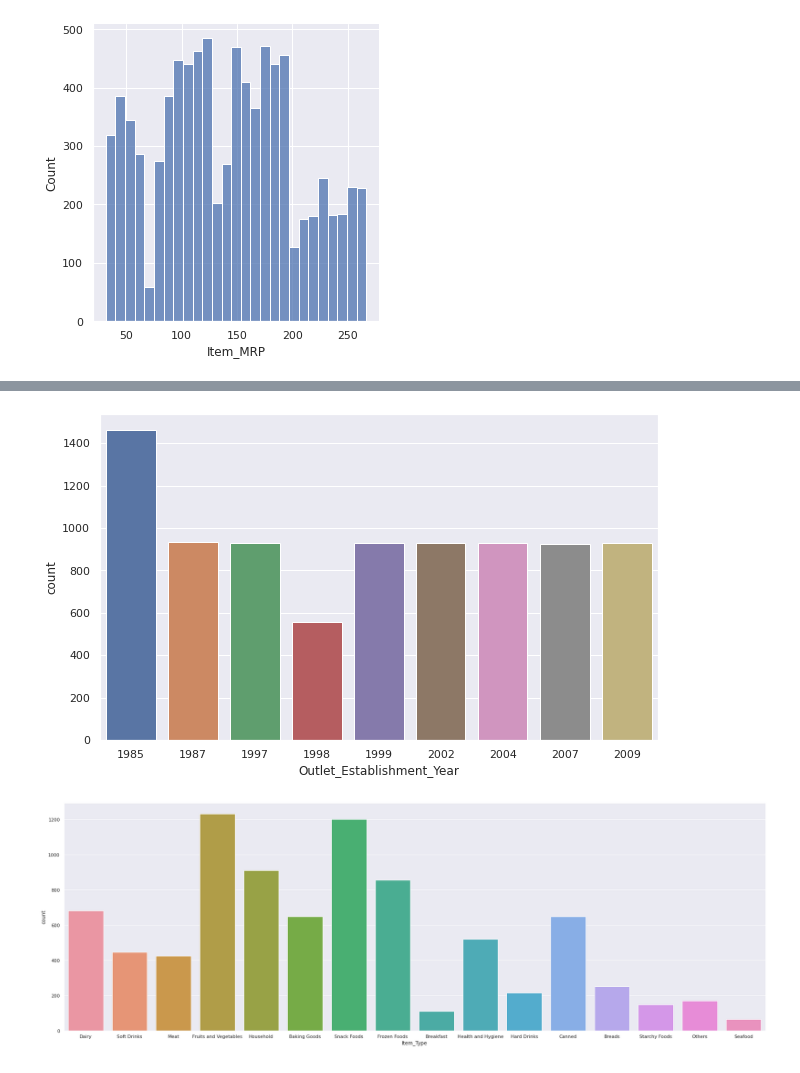
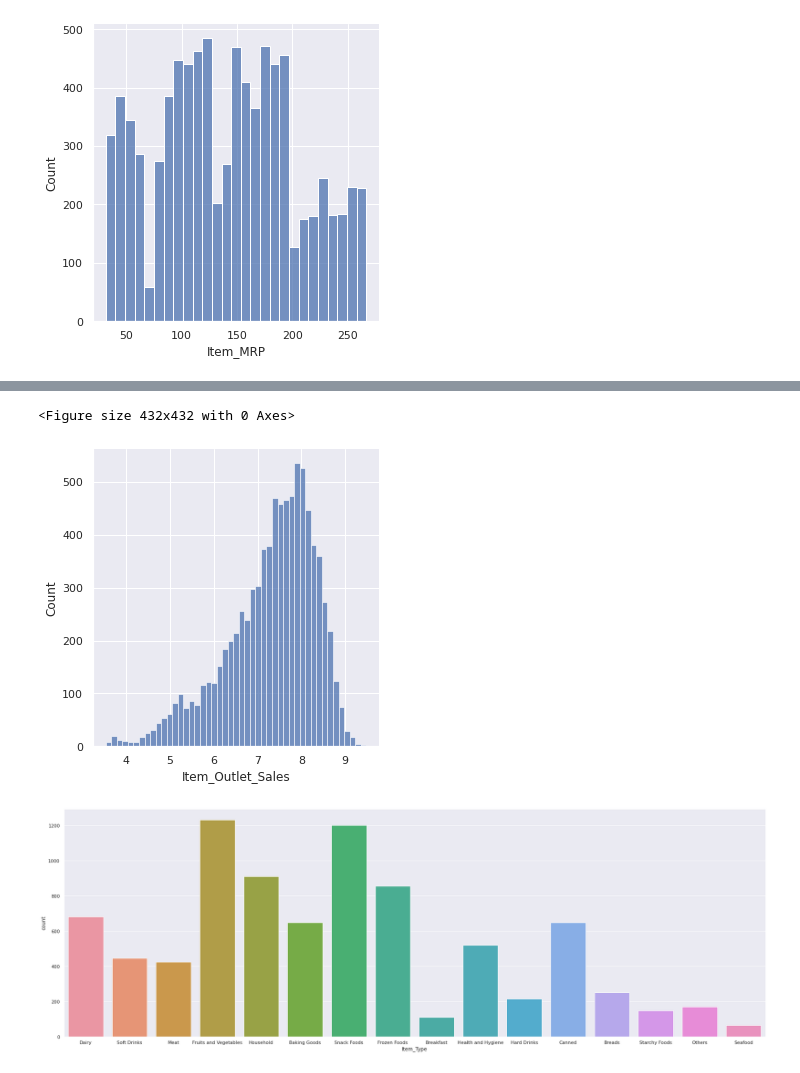
Before and after one commit to istiaksaif/CSE445_BigMart_Sales_Prediction, a Jupyter notebook: MLProject(BigMart).ipynb, the cells around one changed output, grey strips where cells are left out. Drawn from its saved outputs; the diff is of its cells as text; code cells hidden in the pictures.

```diff
--- a/MLProject(BigMart).ipynb
+++ b/MLProject(BigMart).ipynb
@@ -162,0 +239,2 @@ Data Analysis
+# %%
+bigmart_data.loc[:,'Item_Visibility'].replace([0],[bigmart_data['Item_Visibility'].mean()],inplace=True)
@@ -162,0 +247,3 @@ Data Analysis
+# %%
+bigmart_data['new_item_type'] = bigmart_data['Item_Identifier'].apply(lambda x: x[:2])
+bigmart_data['new_item_type']
@@ -162,0 +263,3 @@ Data Analysis
+# %%
+bigmart_data['new_item_type'] = bigmart_data['new_item_type'].map({'FD':'Food','NC':'Non-Consumable','DR':'Drink'})
+bigmart_data['new_item_type'].value_counts()
@@ -210 +323,3 @@ plt.show()
 [figure]
+# %%
+bigmart_data['Item_Outlet_Sales'] = np.log(1+bigmart_data['Item_Outlet_Sales'])
@@ -211,10 +335,10 @@ plt.show()
 # %%
-#Outlet_Establishment_Year_distribution
-plt.figure(figsize=(10,6))
-sns.countplot(x ='Outlet_Establishment_Year', data = bigmart_data)
+plt.figure(figsize=(6,6))
+sns.displot(bigmart_data['Item_Outlet_Sales'])
 plt.show()
 # %% [output]
+<Figure size 432x432 with 0 Axes>
-[figure, old version]
+[figure, new version]
 # %%
 #Item_Type_distribution
 plt.figure(figsize=(30,10))
```
Also changed, not shown: parts of 69 cells of this notebook.
